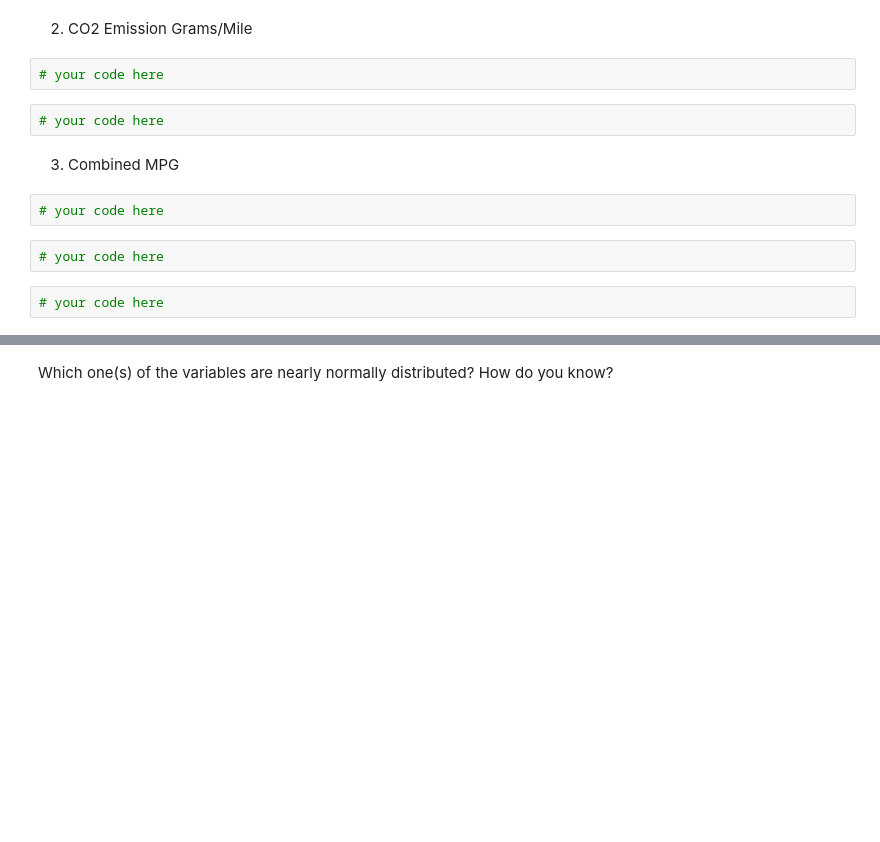
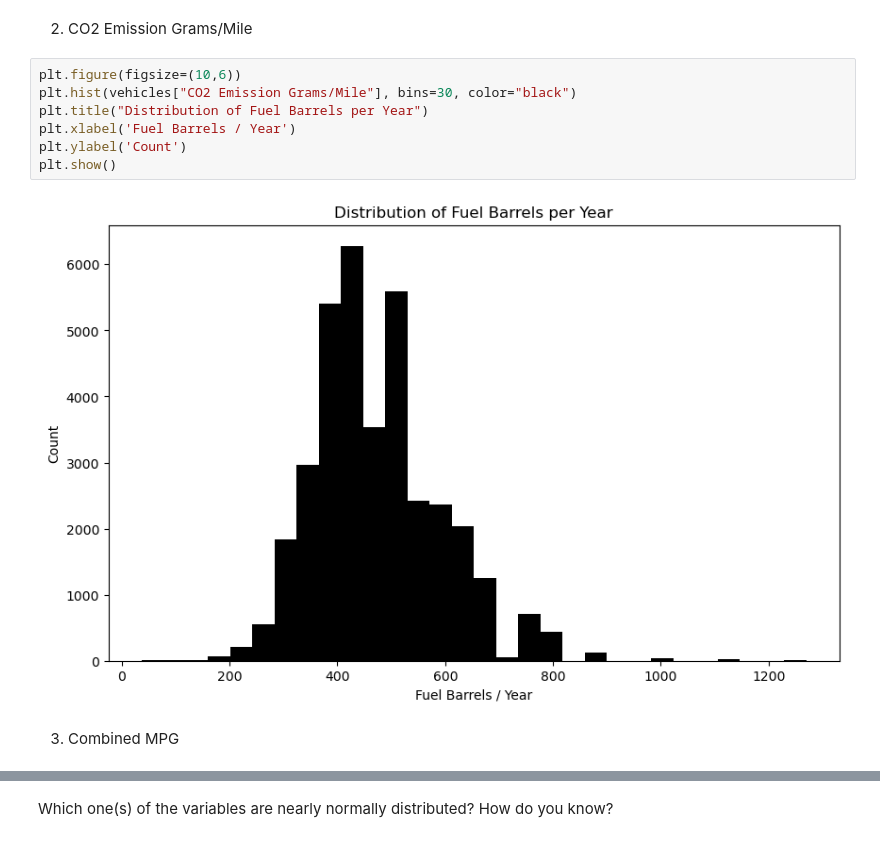
Before and after one commit to ric-vazq/lab-continious-probability, a Jupyter notebook: Lab. Continuous probability distributions/Lab. Continuous probability distributions.ipynb, the cells around one changed output, grey strips where cells are left out. Saved outputs shown, nothing was run; the diff lists cells and outputs as text; blank space fills up the shorter version.

```diff
--- a/Lab. Continuous probability distributions/Lab. Continuous probability distributions.ipynb
+++ b/Lab. Continuous probability distributions/Lab. Continuous probability distributions.ipynb
@@ -92,14 +159,13 @@ Then plot the histograms for the following variables:
 # %% [markdown]
 2. CO2 Emission Grams/Mile
-# %%
-# your code here
-# %%
-# your code here
+# %%
+plt.figure(figsize=(10,6))
+plt.hist(vehicles["CO2 Emission Grams/Mile"], bins=30, color="black")
+plt.title("Distribution of Fuel Barrels per Year")
+plt.xlabel('Fuel Barrels / Year')
+plt.ylabel('Count')
+plt.show()
+# %% [output]
+[figure, added]
 # %% [markdown]
 3. Combined MPG
-# %%
-# your code here
-# %%
-# your code here
-# %%
-# your code here
```
Also changed, not shown: parts of 38 cells of this notebook.
